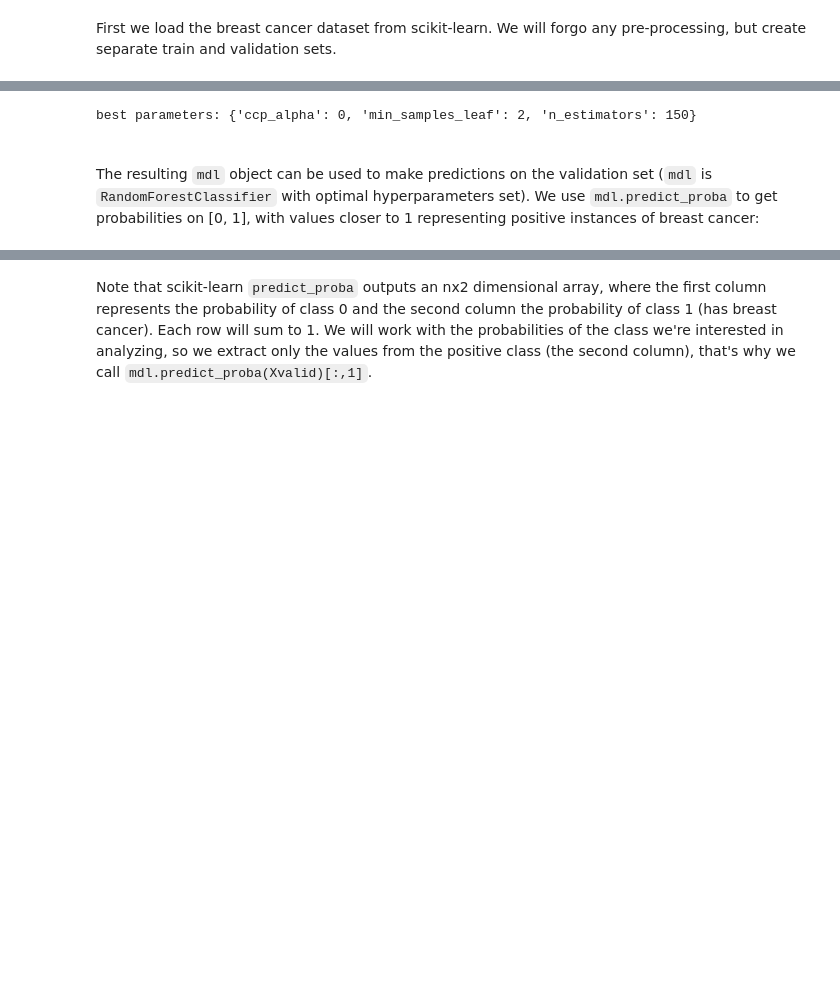
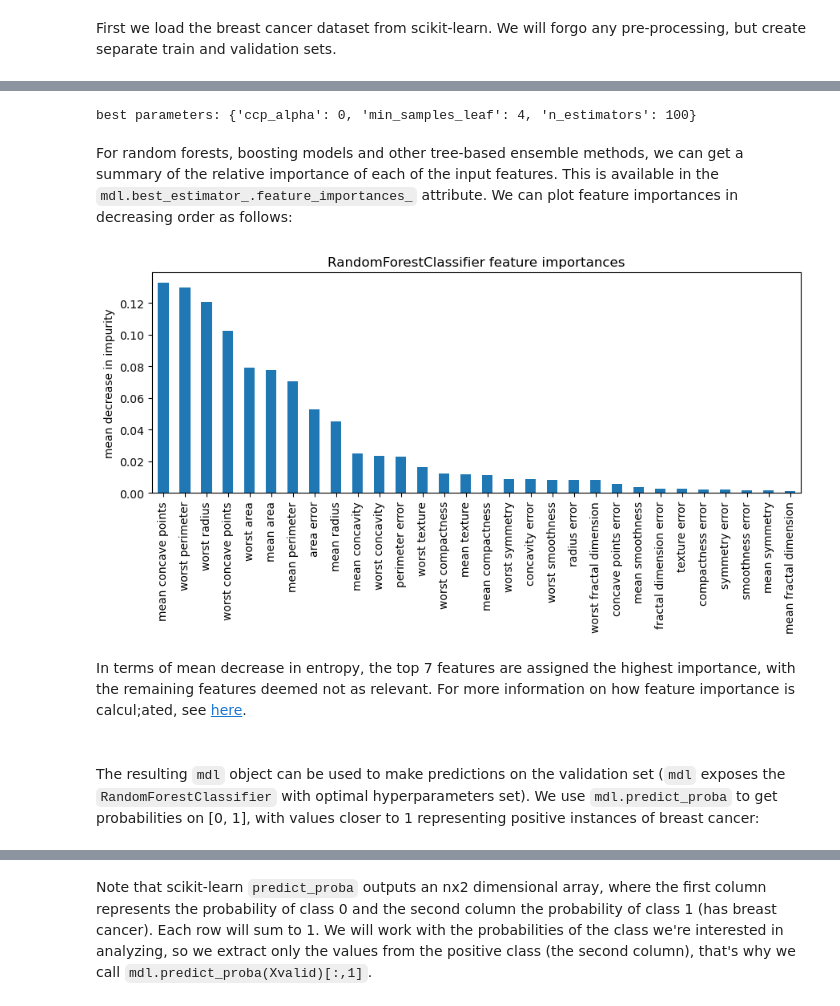
Before and after one commit to jtrive84/DMACC, a Jupyter notebook: DAT303/Demos/classifier-threshold-demo.ipynb, the cells around one changed output, grey strips where cells are left out. Cells and saved outputs as stored; diff of their text form; code cells hidden in the pictures; blank space fills up the shorter version.

```diff
--- a/DAT303/Demos/classifier-threshold-demo.ipynb
+++ b/DAT303/Demos/classifier-threshold-demo.ipynb
@@ -85,7 +82,7 @@ from sklearn.model_selection import GridSearchCV
 
 # Create parameter grid as dictionary.
 param_grid = {
-    "n_estimators": [100, 150, 250, 500],
+    "n_estimators": [100, 150, 250],
     "min_samples_leaf": [2, 3, 4],
     "ccp_alpha": [0, .1, .2, .3]
     }
@@ -93,7 +90,7 @@ param_grid = {
 
 # Pass model and param_grid into GridSearchCV.
 mdl = GridSearchCV(
-    RandomForestClassifier(),
+    RandomForestClassifier(random_state=516),
     param_grid,
     scoring="recall",
     cv=5
@@ -107,12 +104,29 @@ mdl.fit(Xtrain, ytrain)
 # Print optimal parameters.
 print(f"best parameters: {mdl.best_params_}")
 # %% [output]
-best parameters: {'ccp_alpha': 0, 'min_samples_leaf': 2, 'n_estimators': 150}
+best parameters: {'ccp_alpha': 0, 'min_samples_leaf': 4, 'n_estimators': 100}
+# %% [markdown]
+For random forests, boosting models and other tree-based ensemble methods, we can get a summary of the relative importance of each of the input features. This is available in the `mdl.best_estimator_.feature_importances_` attribute. We can plot feature importances in decreasing order as follows:
+# %%
+
+imp = mdl.best_estimator_.feature_importances_
+
+rf_imp = pd.Series(imp, index=data["feature_names"]).sort_values(ascending=False)
+
+fig, ax = plt.subplots(figsize=(9, 5), tight_layout=True)
+rf_imp.plot.bar(ax=ax)
+ax.set_title("RandomForestClassifier feature importances")
+ax.set_ylabel("mean decrease in impurity")
+plt.show()
+# %% [output]
+[figure, added]
+# %% [markdown]
+In terms of mean decrease in entropy, the top 7 features are assigned the highest importance, with the remaining features deemed not as relevant. For more information on how feature importance is calcul;ated, see [here](https://scikit-learn.org/stable/auto_examples/ensemble/plot_forest_importances.html).
 # %% [markdown]
 
 <br>
 
-The resulting `mdl` object can be used to make predictions on the validation set (`mdl` is `RandomForestClassifier` with optimal hyperparameters set). We use `mdl.predict_proba` to get probabilities on [0, 1], with values closer to 1 representing positive instances of breast cancer:
+The resulting `mdl` object can be used to make predictions on the validation set (`mdl` exposes the `RandomForestClassifier` with optimal hyperparameters set). We use `mdl.predict_proba` to get probabilities on [0, 1], with values closer to 1 representing positive instances of breast cancer:
 # %%
 
 ypred = mdl.predict_proba(Xvalid)[:,1]
```
Also changed, not shown: parts of 12 cells of this notebook.
